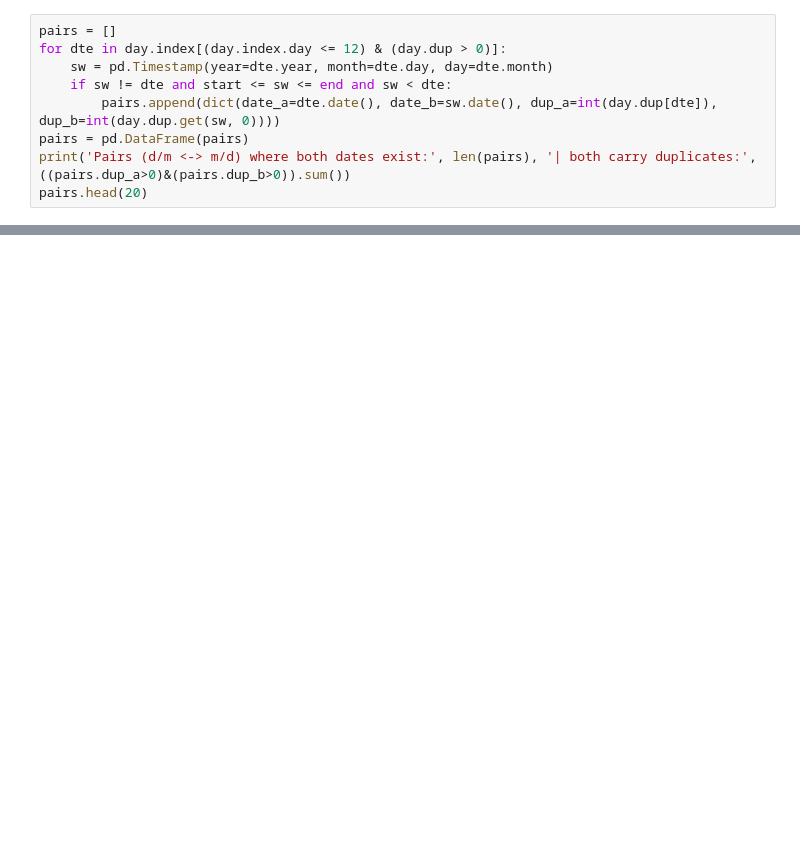
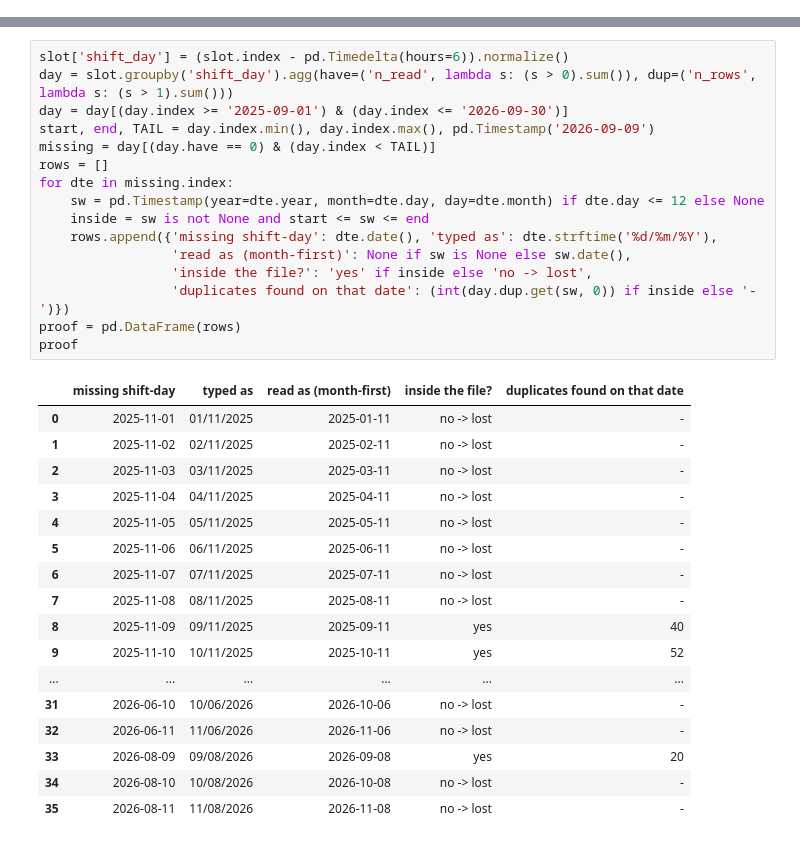
Before and after one commit to Sakthiskumar-A/PGP_ptm_analysis, a Jupyter notebook: notebooks/02_optical_log_evidence.ipynb, the cells around one changed output, grey strips where cells are left out. Cells and saved outputs as stored; diff of their text form; blank space fills up the shorter version.

```diff
--- a/notebooks/02_optical_log_evidence.ipynb
+++ b/notebooks/02_optical_log_evidence.ipynb
@@ -125,9 +0,0 @@ When both dates of a pair are valid (for example 4 Mar ↔ 3 Apr), nothing goes
-# %%
-pairs = []
-for dte in day.index[(day.index.day <= 12) & (day.dup > 0)]:
-    sw = pd.Timestamp(year=dte.year, month=dte.day, day=dte.month)
-    if sw != dte and start <= sw <= end and sw < dte:
-        pairs.append(dict(date_a=dte.date(), date_b=sw.date(), dup_a=int(day.dup[dte]), dup_b=int(day.dup.get(sw, 0))))
-pairs = pd.DataFrame(pairs)
-print('Pairs (d/m <-> m/d) where both dates exist:', len(pairs), '| both carry duplicates:', ((pairs.dup_a>0)&(pairs.dup_b>0)).sum())
-pairs.head(20)
@@ -281,0 +220,34 @@ Days with trustworthy daily optical mean: 255 of 395
+# %%
+slot['shift_day'] = (slot.index - pd.Timedelta(hours=6)).normalize()
+day = slot.groupby('shift_day').agg(have=('n_read', lambda s: (s > 0).sum()), dup=('n_rows', lambda s: (s > 1).sum()))
+day = day[(day.index >= '2025-09-01') & (day.index <= '2026-09-30')]
+start, end, TAIL = day.index.min(), day.index.max(), pd.Timestamp('2026-09-09')
+missing = day[(day.have == 0) & (day.index < TAIL)]
+rows = []
+for dte in missing.index:
+    sw = pd.Timestamp(year=dte.year, month=dte.day, day=dte.month) if dte.day <= 12 else None
+    inside = sw is not None and start <= sw <= end
+    rows.append({'missing shift-day': dte.date(), 'typed as': dte.strftime('%d/%m/%Y'),
+                 'read as (month-first)': None if sw is None else sw.date(),
+                 'inside the file?': 'yes' if inside else 'no -> lost',
+                 'duplicates found on that date': (int(day.dup.get(sw, 0)) if inside else '-')})
+proof = pd.DataFrame(rows)
+proof
+# %% [output]
+|  | missing shift-day | typed as | read as (month-first) | inside the file? | duplicates found on that date |
+| 0 | 2025-11-01 | 01/11/2025 | 2025-01-11 | no -> lost | - |
+| 1 | 2025-11-02 | 02/11/2025 | 2025-02-11 | no -> lost | - |
+| 2 | 2025-11-03 | 03/11/2025 | 2025-03-11 | no -> lost | - |
+| 3 | 2025-11-04 | 04/11/2025 | 2025-04-11 | no -> lost | - |
+| 4 | 2025-11-05 | 05/11/2025 | 2025-05-11 | no -> lost | - |
+| 5 | 2025-11-06 | 06/11/2025 | 2025-06-11 | no -> lost | - |
+| 6 | 2025-11-07 | 07/11/2025 | 2025-07-11 | no -> lost | - |
+| 7 | 2025-11-08 | 08/11/2025 | 2025-08-11 | no -> lost | - |
+| 8 | 2025-11-09 | 09/11/2025 | 2025-09-11 | yes | 40 |
+| 9 | 2025-11-10 | 10/11/2025 | 2025-10-11 | yes | 52 |
+| ... | ... | ... | ... | ... | ... |
+| 31 | 2026-06-10 | 10/06/2026 | 2026-10-06 | no -> lost | - |
+| 32 | 2026-06-11 | 11/06/2026 | 2026-11-06 | no -> lost | - |
+| 33 | 2026-08-09 | 09/08/2026 | 2026-09-08 | yes | 20 |
+| 34 | 2026-08-10 | 10/08/2026 | 2026-10-08 | no -> lost | - |
+| 35 | 2026-08-11 | 11/08/2026 | 2026-11-08 | no -> lost | - |
```
Also changed, not shown: parts of 63 cells of this notebook, 1 other file.
